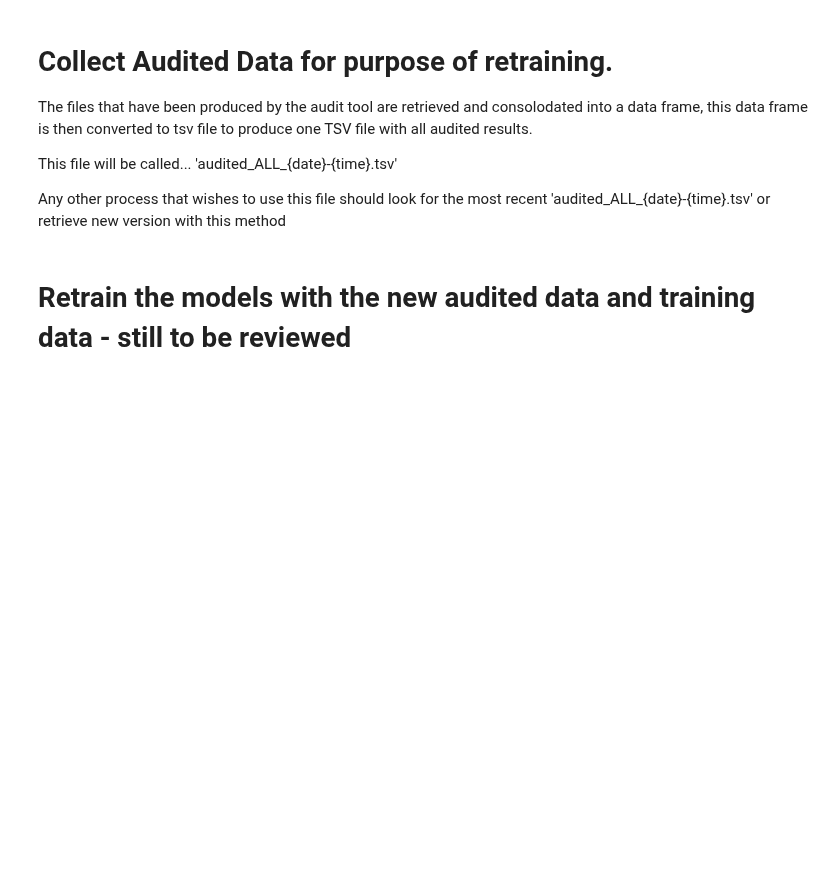
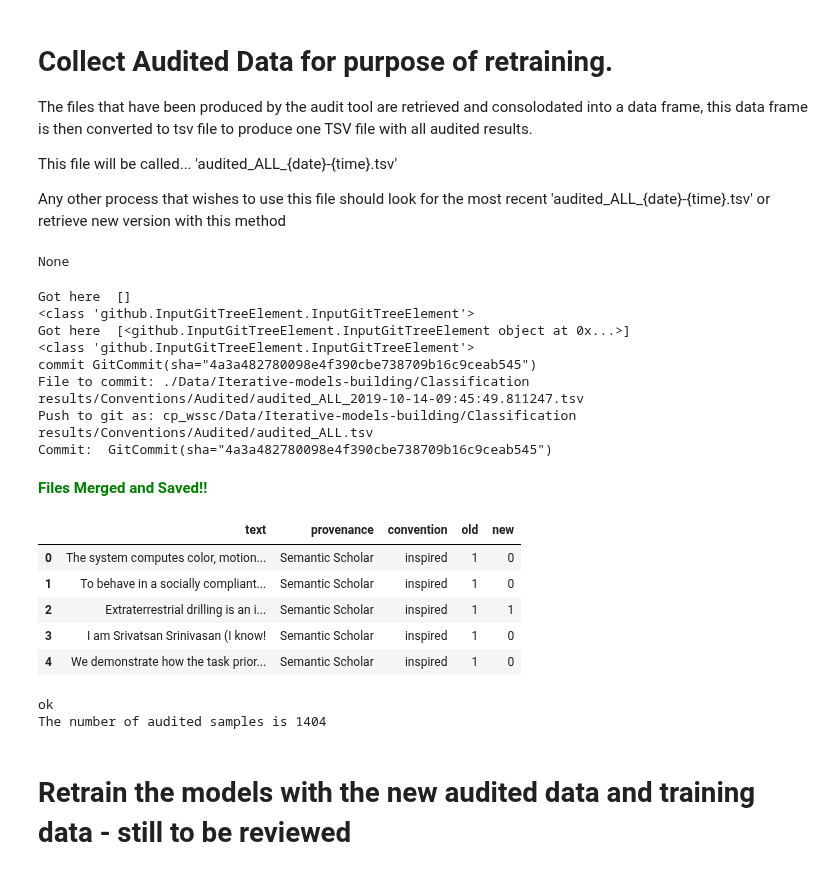
Before and after one commit to aideenf/AIVC, a Jupyter notebook: cp_wssc/Iterative models building_V1.2.ipynb, the cells around one changed output. Cells and saved outputs as stored; diff of their text form; code cells hidden in the pictures; blank space fills up the shorter version.

```diff
--- a/cp_wssc/Iterative models building_V1.2.ipynb
+++ b/cp_wssc/Iterative models building_V1.2.ipynb
@@ -467,18 +453,41 @@ def aggrigate_audited_data_from_git (audited_data_dir_git,
         print ("*****NO FILES RETRIEVED******")
     gc.collect()
 # %%
-#Call the aggrigate_audited_data method to have the aggrigated data regenerated and a pandas data frame returned.
-audited_df, message = aggrigate_audited_data_from_git (paths.AUDITED_DATA_DIR_GIT,
+#Call the aggregate_audited_data method to have the aggregated data regenerated and a pandas data frame returned.
+audited_df, message = aggregate_audited_data_from_git (paths.AUDITED_DATA_DIR_GIT,
                             paths.GITHUB_AUDIT_URL_PATH,
                             paths.AUDITED_DATA_DIR_LOCAL,
                             GIT_USER,
                             GIT_PSWD,
                             GIT_OWNER_REPO,
                             GIT_OWNER,
                             GIT_REPO)
 
 display (audited_df.head(5))
 print (message)
 print ("The number of audited samples is", audited_df.shape[0])
+
+
+#Get the latest version of the aggregated already audited data (output from the audit tool) directly from GIT
+audited_data_df = model_helpers.retrieve_aggregate_audited_data_from_git (paths.GITHUB_AGGREGATED_AUDIT_URL_FILE)
+# %% [output]
+None
+Got here  []
+<class 'github.InputGitTreeElement.InputGitTreeElement'>
+Got here  [<github.InputGitTreeElement.InputGitTreeElement object at 0x...>]
+<class 'github.InputGitTreeElement.InputGitTreeElement'>
+commit GitCommit(sha="4a3a482780098e4f390cbe738709b16c9ceab545")
+File to commit: ./Data/Iterative-models-building/Classification results/Conventions/Audited/audited_ALL_2019-10-14-09:45:49.811247.tsv
+Push to git as: cp_wssc/Data/Iterative-models-building/Classification results/Conventions/Audited/audited_ALL.tsv
+Commit:  GitCommit(sha="4a3a482780098e4f390cbe738709b16c9ceab545")
+Files Merged and Saved!!
+|  | text | provenance | convention | old | new |
+| 0 | The system computes color, motion... | Semantic Scholar | inspired | 1 | 0 |
+| 1 | To behave in a socially compliant... | Semantic Scholar | inspired | 1 | 0 |
+| 2 | Extraterrestrial drilling is an i... | Semantic Scholar | inspired | 1 | 1 |
+| 3 | I am Srivatsan Srinivasan (I know! | Semantic Scholar | inspired | 1 | 0 |
+| 4 | We demonstrate how the task prior... | Semantic Scholar | inspired | 1 | 0 |
+ok
+The number of audited samples is 1404
 # %% [markdown]
 # Retrain the models with the new audited data and training data - still to be reviewed
```
Also changed, not shown: parts of 33 cells of this notebook.
